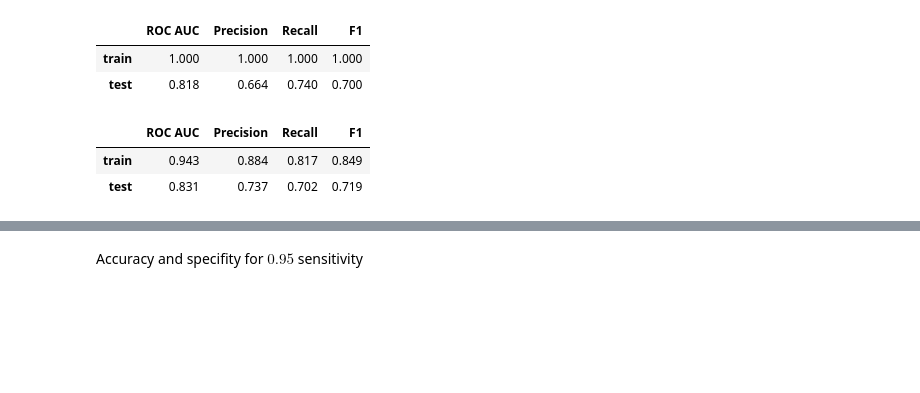
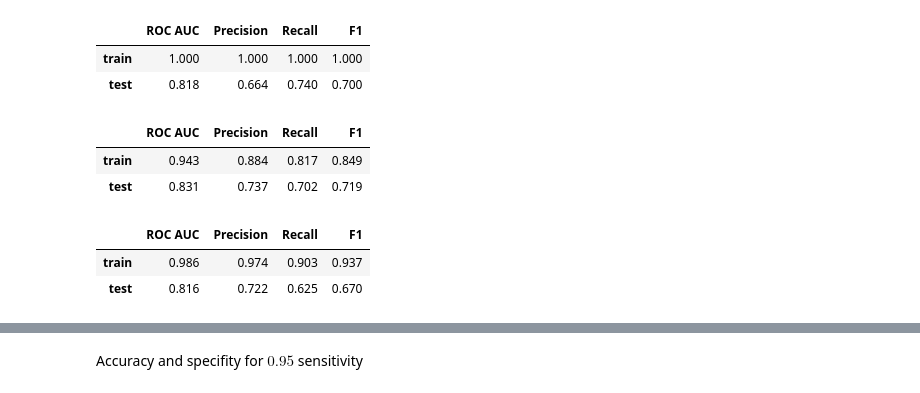
Before and after one commit to sjwilczynski/geneExpr, a Jupyter notebook: notebooks/ThresholdAdjustment.ipynb, the cells around one changed output, grey strips where cells are left out. Cells and saved outputs as stored; diff of their text form; code cells hidden in the pictures; blank space fills up the shorter version.

```diff
--- a/notebooks/ThresholdAdjustment.ipynb
+++ b/notebooks/ThresholdAdjustment.ipynb
@@ -32,4 +33,10 @@ clf_svm = fit_clf_print_scores(clf_svm, X_train, y_train, X_test, y_test)
 |  | ROC AUC | Precision | Recall | F1 |
 | train | 0.943 | 0.884 | 0.817 | 0.849 |
 | test | 0.831 | 0.737 | 0.702 | 0.719 |
+# %%
+clf_rlr = fit_clf_print_scores(clf_rlr, X_train, y_train, X_test, y_test)
+# %% [output]
+|  | ROC AUC | Precision | Recall | F1 |
+| train | 0.986 | 0.974 | 0.903 | 0.937 |
+| test | 0.816 | 0.722 | 0.625 | 0.670 |
 # %%
```
Also changed, not shown: parts of 4 cells of this notebook, 3 other files.
